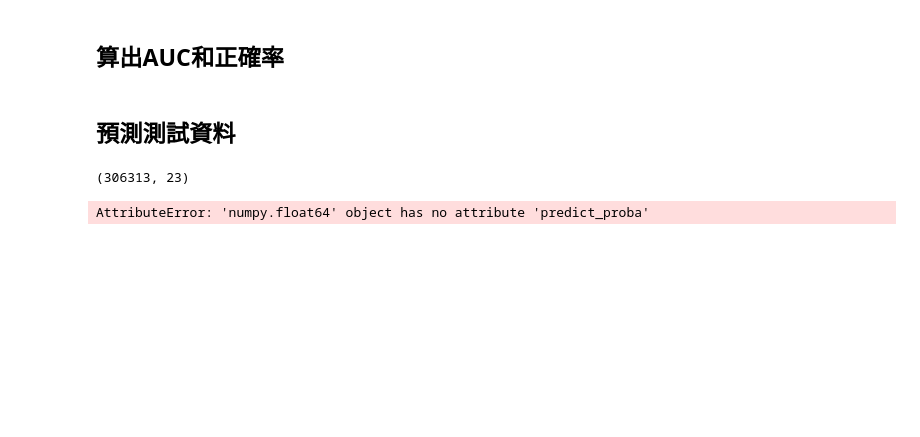
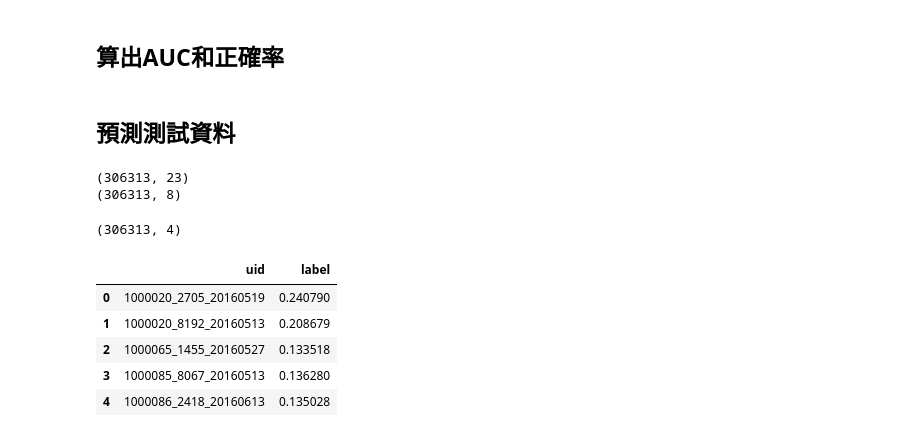
Before and after one commit to jianjhihlai/2nd-ML100Days, a Jupyter notebook: homework/Day_051-53_HW_4.ipynb, the cells around one changed output. Cells and saved outputs as stored; diff of their text form; code cells hidden in the pictures; blank space fills up the shorter version.

```diff
--- a/homework/Day_051-53_HW_4.ipynb
+++ b/homework/Day_051-53_HW_4.ipynb
@@ -297,6 +297,6 @@ original_feature = ['discount_rate',
                     'discount_jian',
                     'Distance',
                     'weekday',
-                    'weekday_type'] + receive_elements + weekdaycols
+                    'weekday_type']
 print(len(original_feature),original_feature)
 # %% [output]
@@ -382,17 +382,18 @@ def check_GradientBoostingModel(data, valid, predictors):
 
 def check_GradientBoostingModel_CrossScore(data, predictors):
     clf = GradientBoostingClassifier()
-    trainX = scaler.fit_transform(data[predictors])
+#     trainX = scaler.fit_transform(data[predictors])
+    trainX = data[predictors]
     # 訓練模型
-    acc = cross_val_score(clf, trainX, data['label'], scoring='roc_auc', cv=5).mean()
+#     acc = cross_val_score(clf, trainX, data['label'], scoring='roc_auc', cv=5).mean()
 
-    print("Raw Cross Acuuracy: ", acc)
+#     print("Raw Cross Acuuracy: ", acc)
 
     # 設定要訓練的超參數組合
 
     param_grid = {
-        'n_estimators': [50, 100, 150, 200, 250],
-        'max_depth': [5, 7, 9, 11, 13, 15],
+        'n_estimators': [100],
+        'max_depth': [3],
 #         'min_samples_split': range(100,801,200),
 #         'min_samples_leaf': range(100,801,200),
 #         'max_features': range(5,18,2),
@@ -400,7 +401,7 @@ def check_GradientBoostingModel_CrossScore(data, predictors):
     }
 
     ## 建立搜尋物件，放入模型及參數組合字典 (n_jobs=-1 會使用全部 cpu 平行運算)
-    grid_search = GridSearchCV(clf, param_grid, scoring='roc_auc', n_jobs=-1, verbose=1, cv=5)
+    grid_search = GridSearchCV(clf, param_grid, scoring='roc_auc', n_jobs=5, verbose=1, cv=5)
 
     # 開始搜尋最佳參數
     grid_search = grid_search.fit(trainX, data['label'])
@@ -443,7 +452,8 @@ print(targetset.shape)
 targetset = targetset[~targetset.Coupon_id.isna()]
 targetset.reset_index(drop=True, inplace=True)
 testset = targetset[predictors].copy()
-testX = scaler.fit_transform(testset[predictors])
+# testX = scaler.fit_transform(testset[predictors])
+testX = testset[predictors]
 
 y_test_pred = model.predict_proba(testX)
 test1 = testset.copy()
@@ -451,7 +461,7 @@ test1['pred_prob'] = y_test_pred[:, 1]
 print(test1.shape)
 # %% [output]
 (306313, 23)
+(306313, 8)
-AttributeError: 'numpy.float64' object has no attribute 'predict_proba'
 # %%
 output = pd.concat((targetset[["User_id", "Coupon_id", "Date_received"]], test1["pred_prob"]), axis=1)
 print(output.shape)
@@ -461,10 +471,19 @@ output.loc[:, "Coupon_id"] = output["Coupon_id"].apply(lambda x:str(int(x)))
 output.loc[:, "Date_received"] = output["Date_received"].apply(lambda x:str(int(x)))
 output["uid"] = output[["User_id", "Coupon_id", "Date_received"]].apply(lambda x: '_'.join(x.values), axis=1)
 output.reset_index(drop=True, inplace=True)
+# %% [output]
+(306313, 4)
 # %%
 ### NOTE: YOUR SUBMITION FILE SHOULD HAVE COLUMN NAME: uid, label
 out = output.groupby("uid", as_index=False).mean()
 out = out[["uid", "pred_prob"]]
 out.columns = ["uid", "label"]
-out.to_csv("midterm_004.csv", header=["uid", "label"], index=False) # submission format
+out.to_csv("midterm_008.csv", header=["uid", "label"], index=False) # submission format
 out.head()
+# %% [output]
+|  | uid | label |
+| 0 | 1000020_2705_20160519 | 0.240790 |
+| 1 | 1000020_8192_20160513 | 0.208679 |
+| 2 | 1000065_1455_20160527 | 0.133518 |
+| 3 | 1000085_8067_20160513 | 0.136280 |
+| 4 | 1000086_2418_20160613 | 0.135028 |
```
Also changed, not shown: parts of 3 cells of this notebook, 7 other files.
